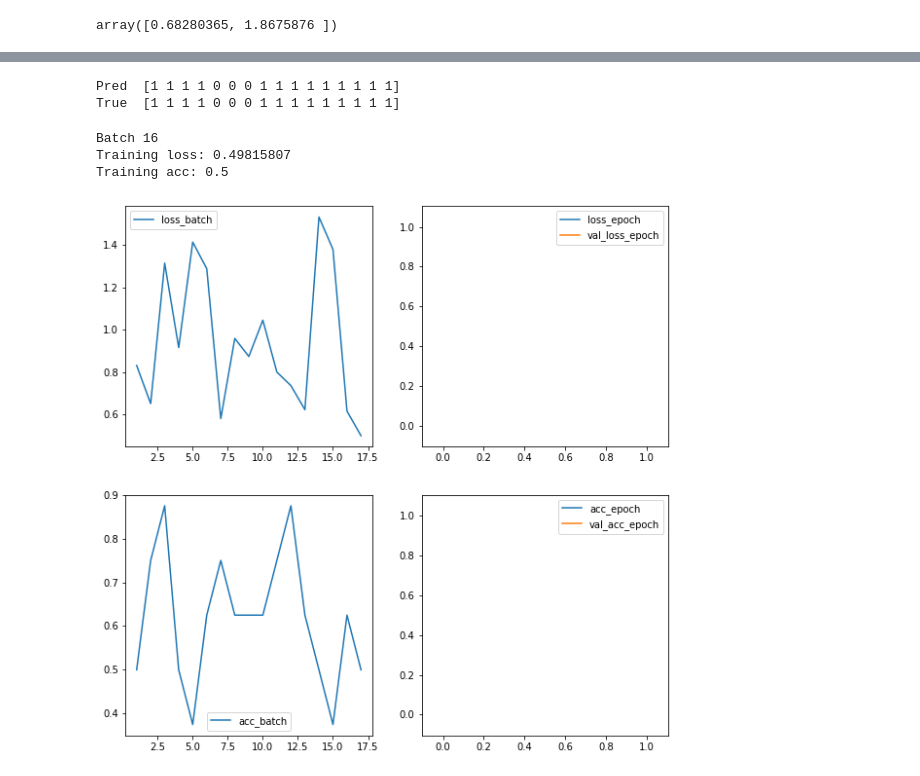
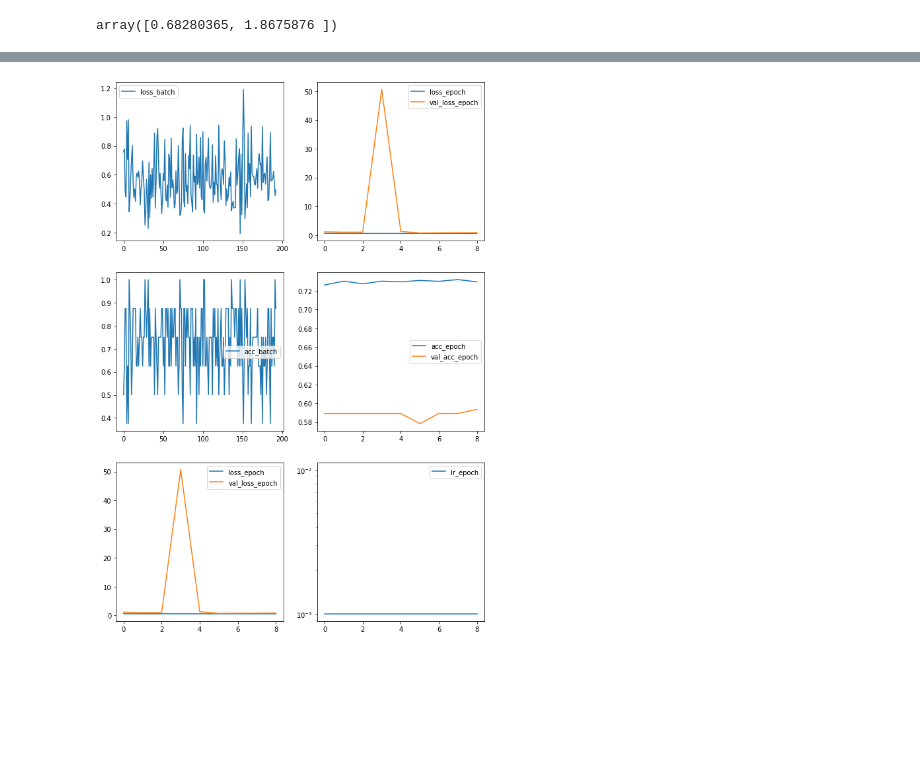
Before and after one commit to vladyorsh/bak, a Jupyter notebook: ra2.ipynb, the cells around one changed output, grey strips where cells are left out. Cells and saved outputs as stored; diff of their text form; code cells hidden in the pictures; blank space fills up the shorter version.

```diff
--- a/ra2.ipynb
+++ b/ra2.ipynb
@@ -690,8 +224,8 @@ reduce_lr = ReduceLROnPlateau(monitor='val_loss', factor=0.1, patience=10, min_d
 
 from sklearn.utils import class_weight
 
-class_weights = class_weight.compute_class_weight('balanced', np.unique(hand_train_labels), hand_train_labels)
+class_weight = class_weight.compute_class_weight('balanced', np.unique(hand_train_labels), hand_train_labels)
 
-class_weights
+class_weight
 # %% [output]
 array([0.68280365, 1.8675876 ])
@@ -821,3 +339,12 @@ plot_losses = PlotLosses(every_th_batch=16)
+# %%
+class EpochCounter(Callback): #Used to count global epochs number passed during multiple training launches
+  def __init__(self, initial_epoch=0):
+    self.epoch = initial_epoch
+
+  def on_epoch_end(self, epoch, logs={}):
+    self.epoch += 1
+
+epoch_counter = EpochCounter()
 # %%
 #TensorBoard as an advanced tool to watch the learning process
 
@@ -829,7 +356,13 @@ plot_losses = PlotLosses(every_th_batch=16)
 # %%
 from keras.callbacks import ModelCheckpoint #Mandatory for a long-time training
 
-filepath=export_folder + "mura-pretrain-{epoch:02d}-{val_accuracy:.2f}.hdf5"
-checkpoint = ModelCheckpoint(filepath, monitor='val_accuracy', verbose=1, save_best_only=True, mode='max')
+filepath=export_folder + "dn121-mura-pretrain-{epoch:03d}-{val_loss:.4f}-{lr:.7f}.hdf5"
+checkpoint = ModelCheckpoint(filepath, monitor='val_loss', verbose=1, save_best_only=True, mode='min', period=10)
 # %%
-callbacks = [checkpoint, reduce_lr, plot_losses]#, TensorBoardColabCallback(tbc)]
+callbacks = [
+             checkpoint,
+             reduce_lr,
+             plot_losses,
+             epoch_counter,
+             #TensorBoardColabCallback(tbc),
+             ]
@@ -896,29 +369,17 @@ pl.plot()
-# %%
-#from keras import backend as K
-
-#print(K.learning_phase())
-
-prediction = (hand_model_of.predict(of_set) > 0.5).astype(np.uint8).ravel()
-print('Pred ', prediction)
-print('True ', of_labels)
-# %% [output]
-Pred  [1 1 1 1 0 0 0 1 1 1 1 1 1 1 1 1]
-True  [1 1 1 1 0 0 0 1 1 1 1 1 1 1 1 1]
 # %%
 hand_model = get_compiled_model_instance()
 # %%
 #Launch primary model training
 
 batch_size = 8
-val_batch_size = 256
-epochs = 100
+epochs = 200
 
 hand_model.fit_generator(train_datagen.flow(hand_train, hand_train_labels, batch_size=batch_size, shuffle=True),
-                         validation_data=valid_datagen.flow(hand_valid, hand_valid_labels, batch_size=val_batch_size), #Validation set is used only at the epoch end
+                         validation_data=valid_datagen.flow(hand_valid, hand_valid_labels, shuffle=True), #Validation set is used only at the epoch end
+                         class_weight=class_weight,
                          epochs=epochs,
-                         callbacks=callbacks)
+                         callbacks=callbacks,
+                         initial_epoch=epoch_counter.epoch,
+                         verbose=2)
 # %% [output]
-Batch 16
-Training loss: 0.49815807
-Training acc: 0.5
-[figure, old version]
+[figure, new version]
```
Also changed, not shown: parts of 34 cells of this notebook.
